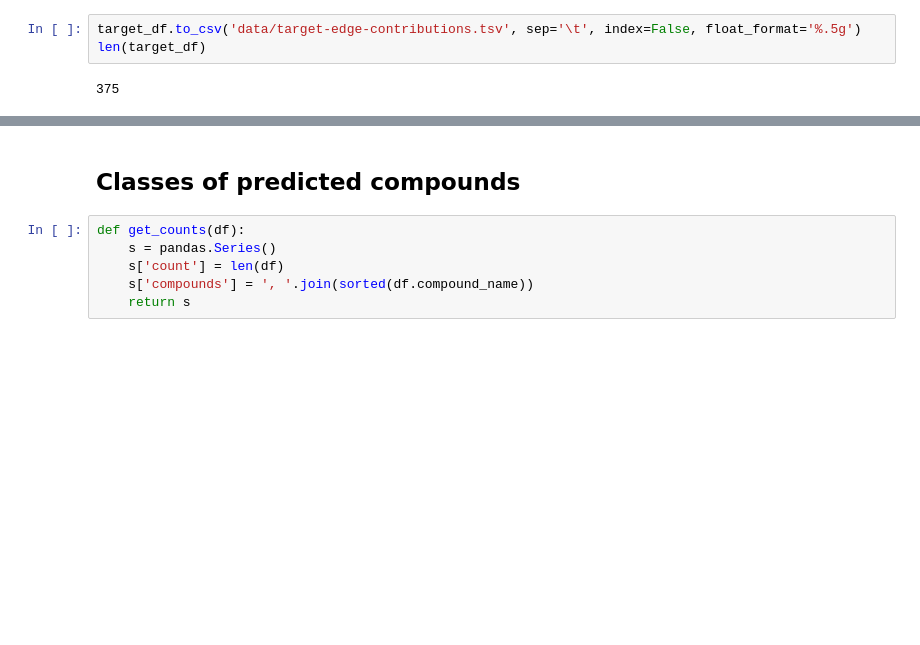
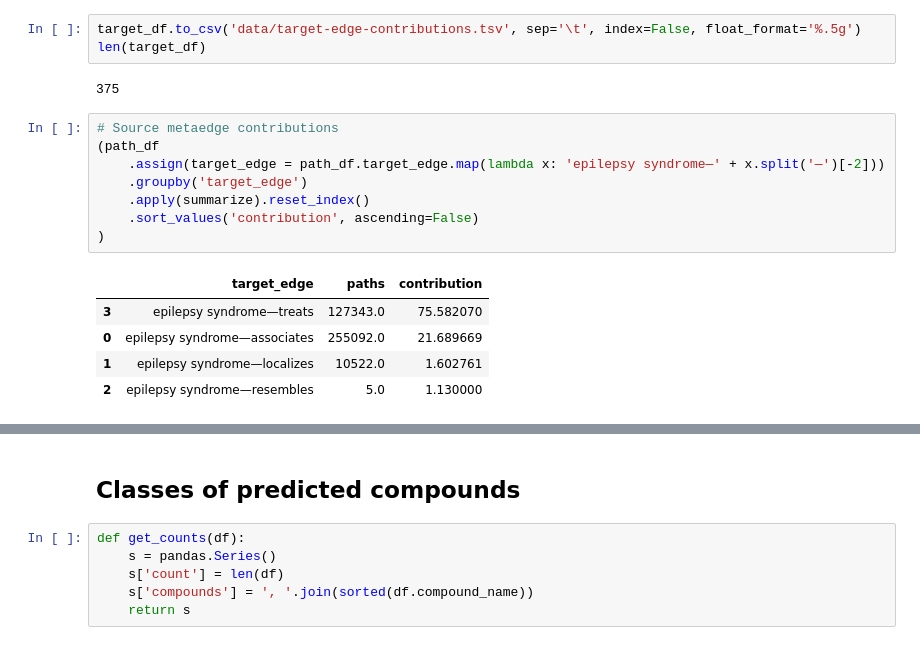
Before and after one commit to dhimmel/rephetio, a Jupyter notebook: epilepsy/3.contribution.ipynb, the cells around one changed output, grey strips where cells are left out. Saved outputs shown, nothing was run; the diff lists cells and outputs as text; blank space fills up the shorter version.

```diff
--- a/epilepsy/3.contribution.ipynb
+++ b/epilepsy/3.contribution.ipynb
@@ -87,3 +121,17 @@ target_df.to_csv('data/target-edge-contributions.tsv', sep='\t', index=False, fl
 len(target_df)
 # %% [output]
 375
+# %%
+# Source metaedge contributions
+(path_df
+    .assign(target_edge = path_df.target_edge.map(lambda x: 'epilepsy syndrome—' + x.split('—')[-2]))
+    .groupby('target_edge')
+    .apply(summarize).reset_index()
+    .sort_values('contribution', ascending=False)
+)
+# %% [output]
+|  | target_edge | paths | contribution |
+| 3 | epilepsy syndrome—treats | 127343.0 | 75.582070 |
+| 0 | epilepsy syndrome—associates | 255092.0 | 21.689669 |
+| 1 | epilepsy syndrome—localizes | 10522.0 | 1.602761 |
+| 2 | epilepsy syndrome—resembles | 5.0 | 1.130000 |
```
Also changed, not shown: parts of 9 cells of this notebook, 2 other files.
